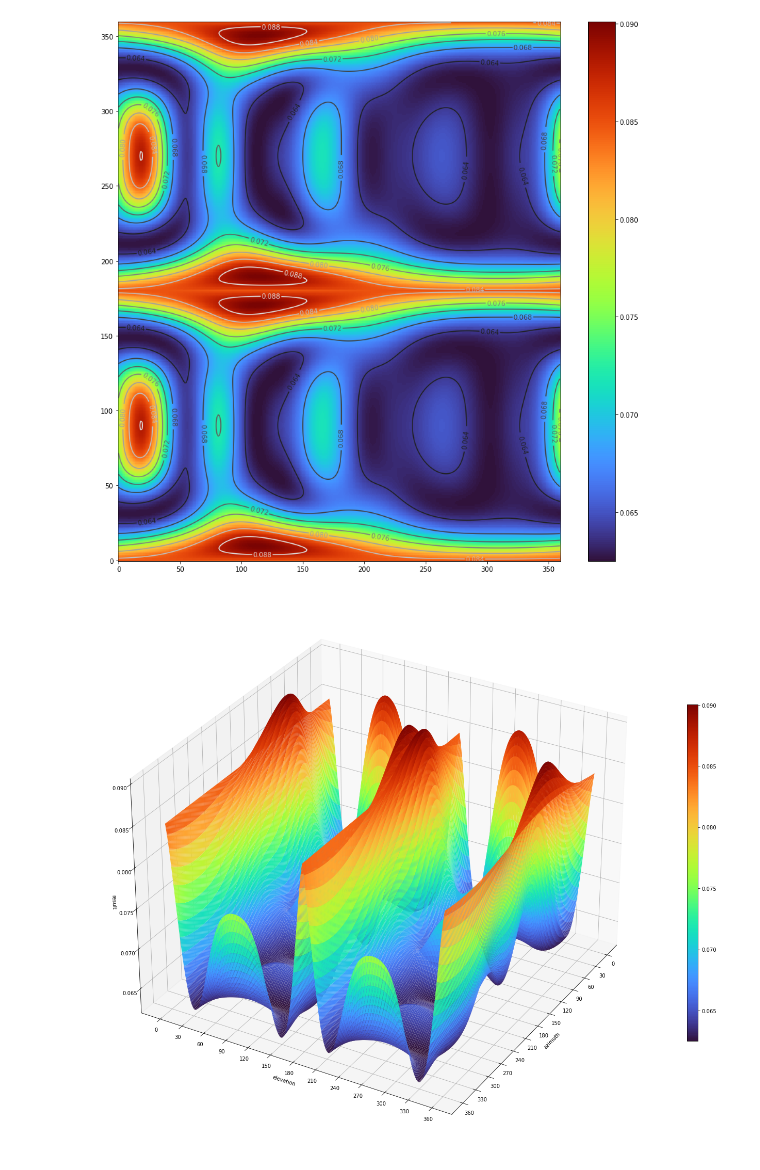
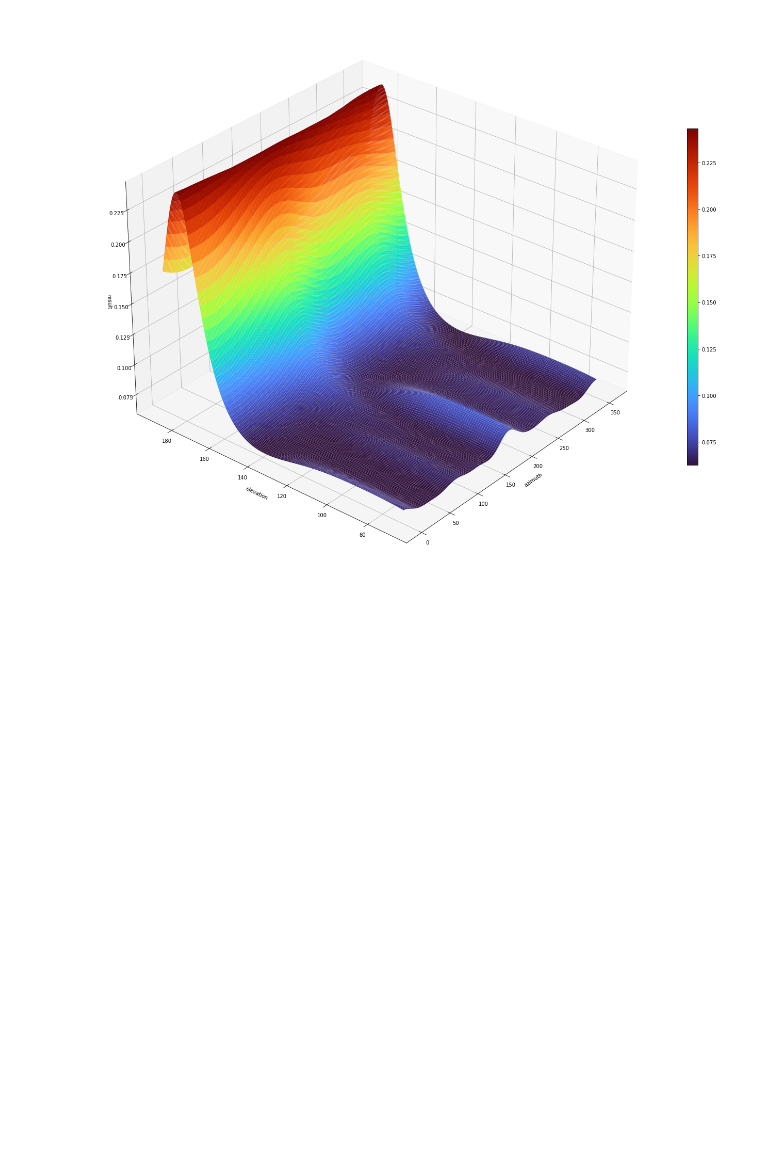
Before and after one commit to rp-alevato/TCC, a Jupyter notebook: src/research/music_spectrum_plot.ipynb, the cells around one changed output. Drawn from its saved outputs; the diff is of its cells as text; code cells hidden in the pictures; blank space fills up the shorter version.

Commit message:
Add some interesting samples spectrum
Add some spectrums that show the problem with 1% of samples that has a
line on azimuth.

```diff
--- a/src/research/music_spectrum_plot.ipynb
+++ b/src/research/music_spectrum_plot.ipynb
@@ -12,7 +12,7 @@ root_dir = str(Path.cwd().parent.parent)
 def plot_spectrum_3d(file_name, size=24, angle_up=30, angle_side=45):
     data = pd.read_csv(root_dir + "/data/music_spectrum/" + file_name, index_col=0, dtype=np.double)
     data.columns = pd.to_numeric(data.columns)
-    data = data.loc[:,:]
+    data = data.loc[:,70:190]
     x = data.index.to_numpy()
     y = data.columns.to_numpy()
     z = data.values
@@ -22,11 +22,11 @@ def plot_spectrum_3d(file_name, size=24, angle_up=30, angle_side=45):
     fig = plt.figure(figsize=(size, size))
     ax = plt.axes(projection='3d')
     ax.view_init(angle_up, angle_side)
-    surf = ax.plot_surface(X, Y, Z, cmap='turbo', linewidth=0, rcount=200, ccount=200, alpha=1)
+    surf = ax.plot_surface(X, Y, Z, cmap='turbo', linewidth=0, rcount=150, ccount=300, alpha=1)
     ax.set_xlabel("azimuth")
-    ax.set_xticks(range(0, 361, 30))
+    # ax.set_xticks(range(0, 361, 30))
     ax.set_ylabel("elevation")
-    ax.set_yticks(range(0, 361, 30))
+    # ax.set_yticks(range(0, 361, 30))
     ax.set_zlabel("result")
     fig.colorbar(surf, ax=ax, shrink=0.5, aspect=30)
     plt.show()
@@ -51,14 +51,14 @@ def plot_spectrum_contour(file_name, size=15):
     plt.colorbar(plot)
     plt.savefig('plot_z_flat.png')
 # %%
-plot_spectrum_contour("adj_close_sample_0029.csv")
-plot_spectrum_3d("adj_close_sample_0029.csv", angle_up=30, angle_side=30)
-# plot_spectrum("temp_close_sample_0029.csv", angle_up=90, angle_side=0)
+# plot_spectrum_contour("close_sample_0405.csv")
+# plot_spectrum_3d("close_sample_0830.csv", angle_up=30, angle_side=-140)
+# plot_spectrum_3d("close_sample_2025.csv", angle_up=30, angle_side=30)
+plot_spectrum_3d("close_sample_8940.csv", angle_up=30, angle_side=-140)
 # plot_spectrum("close_sample_0029.csv")
 # plot_spectrum("close_sample_0300.csv")
 # plot_spectrum("close_sample_0900.csv", angle_up=10, angle_side=0)
 # plot_spectrum("close_sample_1500.csv")
 # plot_spectrum("close_sample_2700.csv")
 # %% [output]
-[figure, old version]
+[figure, new version]
-[figure, removed]
```
Also changed, not shown: parts of 1 cell of this notebook, 5 other files.
